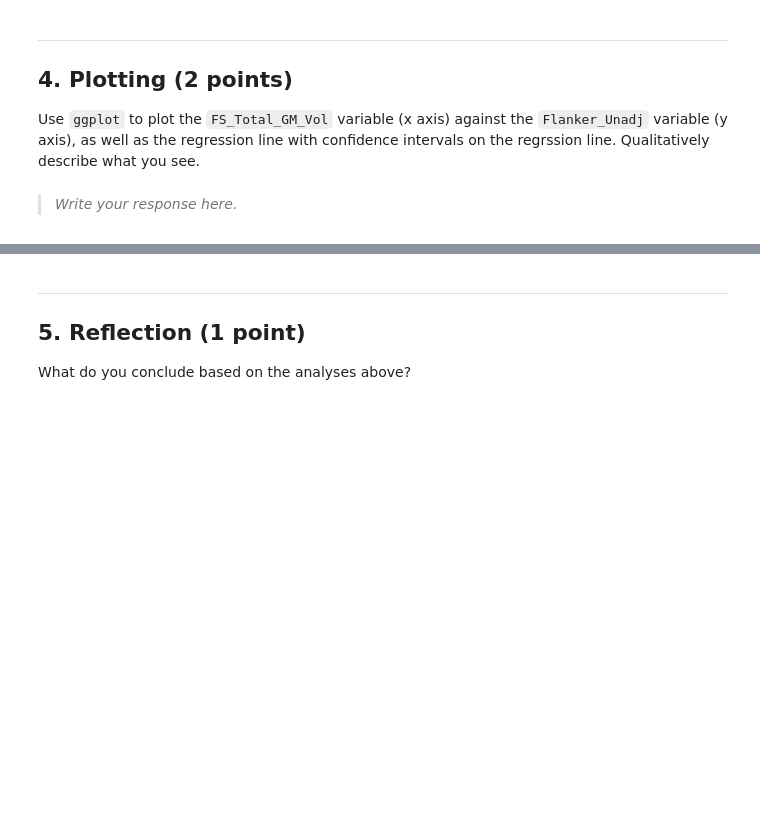
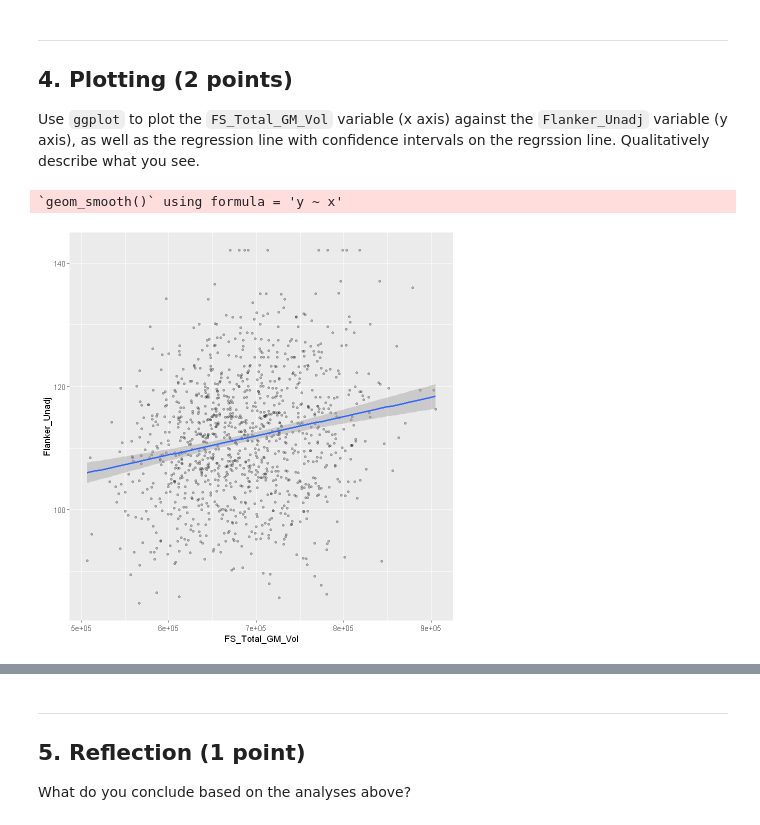
Before and after one commit to alapadat/Lapadat_DSPN_S22, a Jupyter notebook: book/exercises/Exercise7.ipynb, the cells around one changed output, grey strips where cells are left out. Cells and saved outputs as stored; diff of their text form; code cells hidden in the pictures; blank space fills up the shorter version.

```diff
--- a/book/exercises/Exercise7.ipynb
+++ b/book/exercises/Exercise7.ipynb
@@ -95,3 +136,12 @@ Use `ggplot` to plot the `FS_Total_GM_Vol` variable (x axis) against the `Flanke
-# %% [markdown]
-> *Write your response here.*
->
+# %%
+#INSERT CODE HERE
+
+plot  <- ggplot(d1, aes(y = Flanker_Unadj, x = FS_Total_GM_Vol)) +
+    geom_point(size = 1, alpha = 0.25) +
+    geom_smooth(method = 'lm')
+
+
+plot
+# %% [output]
+`geom_smooth()` using formula = 'y ~ x'
+[figure, added]
```
Also changed, not shown: parts of 9 cells of this notebook.
